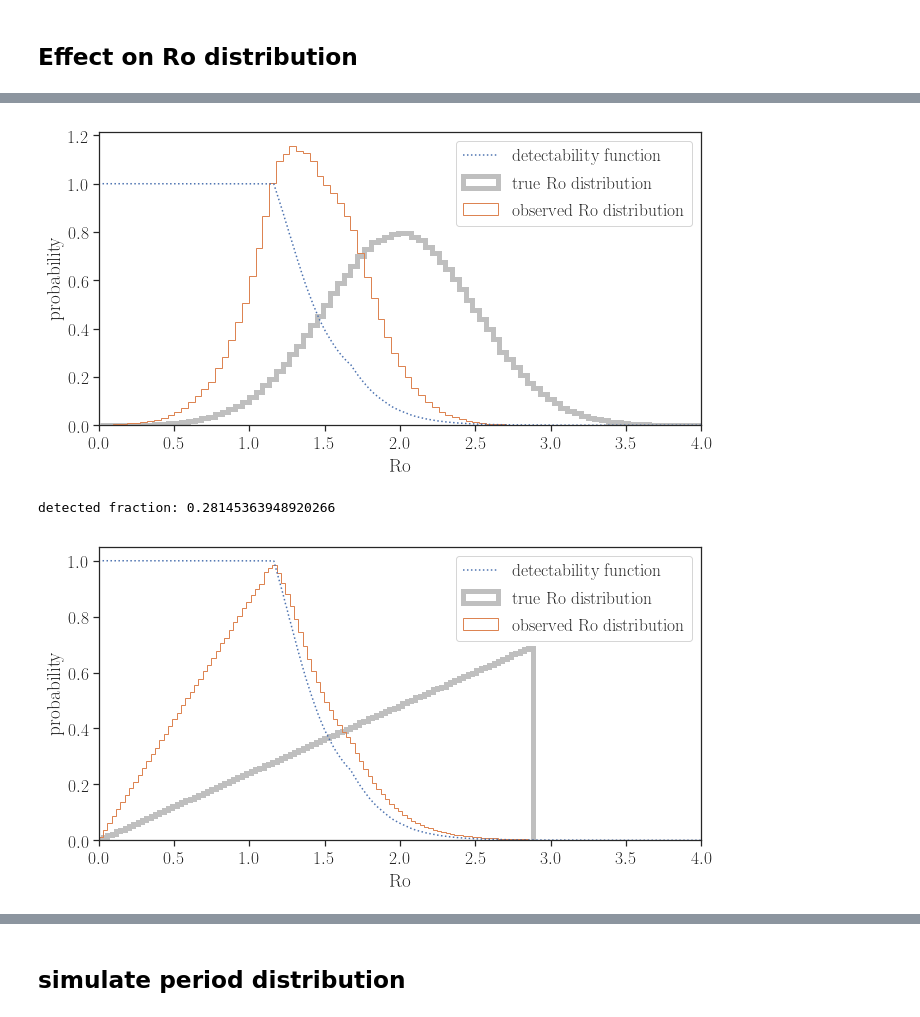
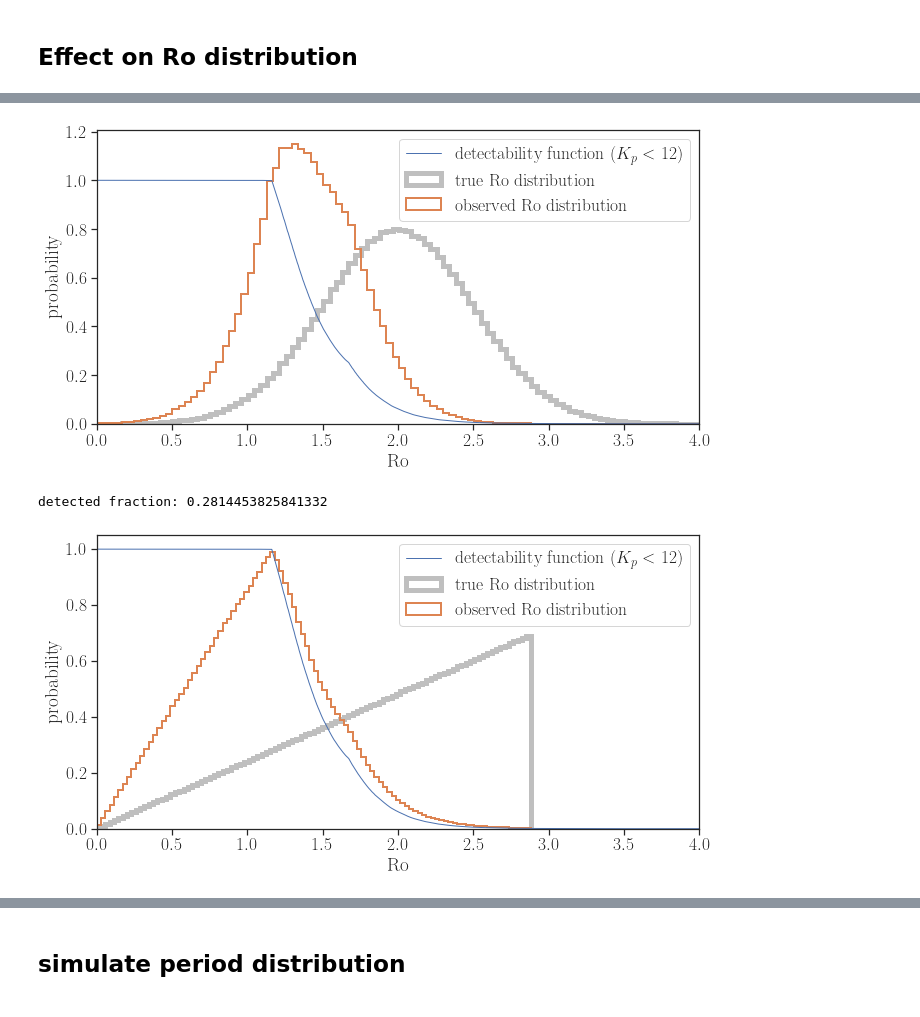
Before and after one commit to kemasuda/acheron, a Jupyter notebook: kepler_prot_teff/4-mcquillan_edge.ipynb, the cells around one changed output, grey strips where cells are left out. Cells and saved outputs as stored; diff of their text form; code cells hidden in the pictures.

```diff
--- a/kepler_prot_teff/4-mcquillan_edge.ipynb
+++ b/kepler_prot_teff/4-mcquillan_edge.ipynb
@@ -4,7 +4,7 @@ import matplotlib.pyplot as plt
 import pandas as pd
 # %%
 import seaborn as sns
-sns.set(style='ticks', font_scale=1.6, font='times'
+sns.set(style='ticks', font_scale=1.6, font='times')
 plt.rcParams["figure.figsize"] = (12,6)
 from matplotlib import rc
 rc('text', usetex=True)
@@ -171,15 +175,15 @@ pdet_all = pdetfunc(dm14.rocut_all)
 pdet_mag = pdetfunc(dm14.rocut_mag)
 x = np.linspace(0, 6, 10000)
 # %%
-def simulate_ro(func, ro_true, label=''):
+def simulate_ro(func, ro_true, label='', dlabel='detectability function', dls='dotted'):
     plt.figure(figsize=(12*0.9,6*0.9))
     plt.xlabel("$\mathrm{Ro}$")
     plt.ylabel("probability")
     plt.xlim(0, 4.)
     plt.hist(ro_true, histtype='step', lw=5, bins=100, density=True, alpha=0.5, color='gray',
              label='true $\mathrm{Ro}$ distribution')
-    plt.plot(x, func(x), ls='dotted', label='detectability function')
-    plt.hist(ro_true, histtype='step', lw=1, bins=100, weights=func(ro_true)/np.sum(func(ro_true)), density=True,
+    plt.plot(x, func(x), ls=dls, label=dlabel, lw=1)
+    plt.hist(ro_true, histtype='step', lw=2, bins=100, weights=func(ro_true)/np.sum(func(ro_true)), density=True,
              label='observed $\mathrm{Ro}$ distribution')
     plt.legend(loc='best')
     #plt.hist(d.Pnorm[(tmin<d.teff)&(d.teff<tmax)], bins=bins, density=True, histtype='step')
@@ -188,5 +192,5 @@ def simulate_ro(func, ro_true, label=''):
 ro_true = np.random.randn(int(1e6))*0.5 + 2.
 ro_true = ro_true[ro_true>0.]
 # %%
-simulate_ro(pdet_all, ro_true, label='gauss-all')
+simulate_ro(pdet_all, ro_true, label='gauss-all', dls='dashed', dlabel='detectability function (all)')
 # %% [output]
@@ -194,7 +198,7 @@ simulate_ro(pdet_all, ro_true, label='gauss-all')
 # %%
-simulate_ro(pdet_mag, ro_true, label='gauss-mag')
+simulate_ro(pdet_mag, ro_true, label='gauss-mag', dls='solid', dlabel='detectability function ($K_p<12$)')
 # %% [output]
-[figure, old version]
+[figure, new version]
 # %%
 # uniform age distribution
 ages = np.random.rand(int(1e7))*10.
@@ -202,11 +206,11 @@ prots = 25 * np.sqrt(ages/4.6)
 ros_uage = prots / tau_g98(5777.)
 print ('detected fraction:', np.sum(pdet_mag(ros_uage)) / len(ros_uage))
 # %% [output]
-detected fraction: 0.28145363948920266
+detected fraction: 0.2814453825841332
 # %%
-simulate_ro(pdet_mag, ros_uage, label='uage_sun')
+simulate_ro(pdet_mag, ros_uage, label='uage_sun', dls='solid', dlabel='detectability function ($K_p<12$)')
 # %% [output]
-[figure, old version]
+[figure, new version]
 # %%
 ages = np.linspace(0, 10, 100)
 prots = 25 * np.sqrt(ages/4.6)
```
Also changed, not shown: parts of 13 cells of this notebook, 7 other files.
